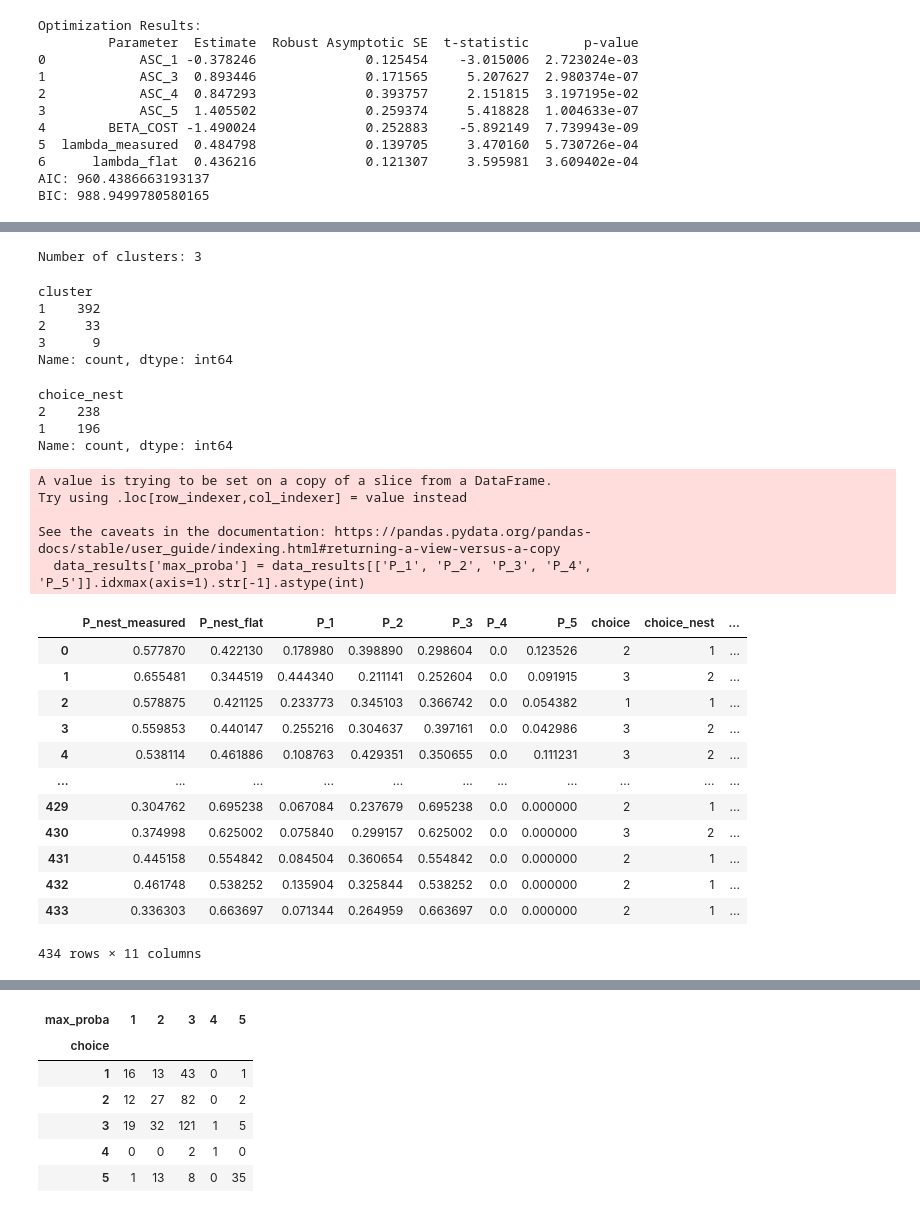
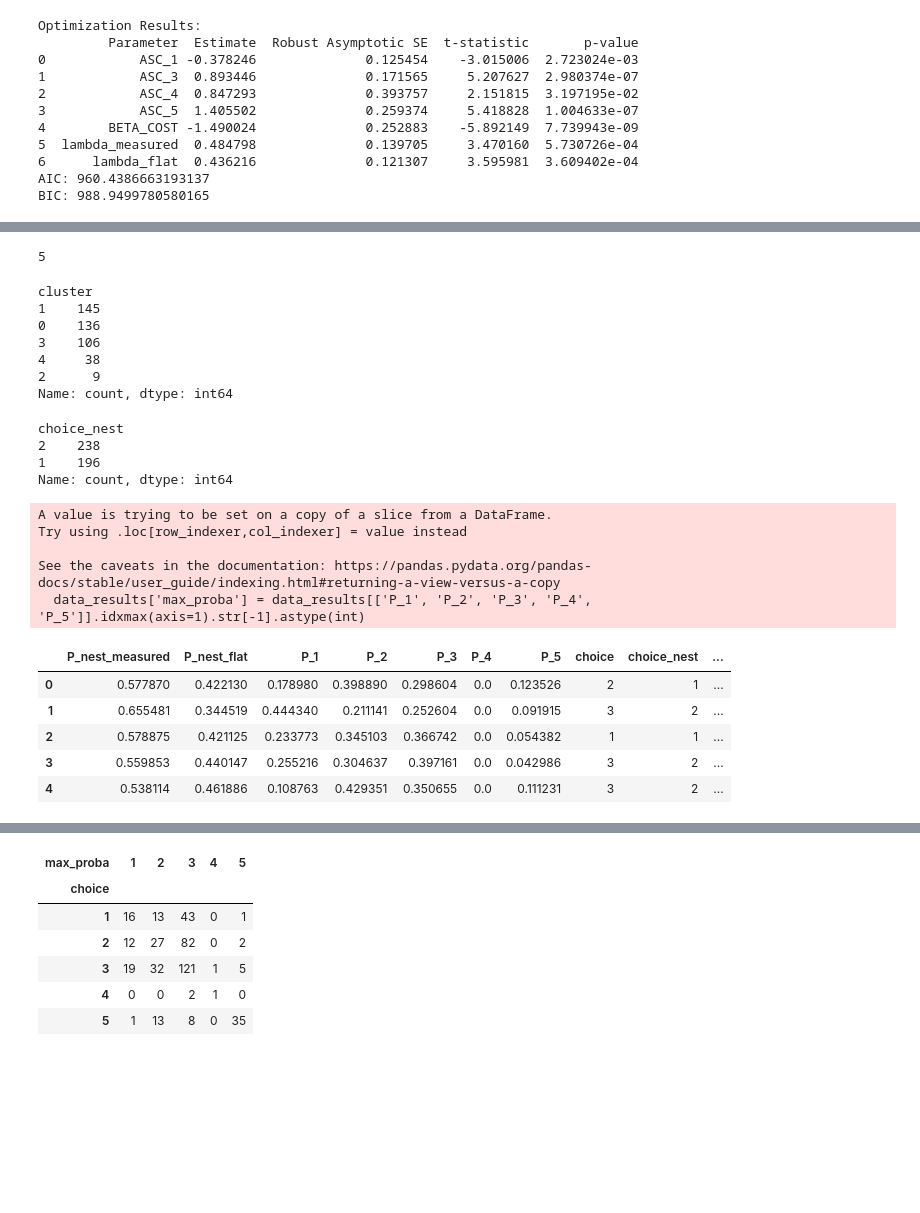
Before and after one commit to alex-monti/Master-Thesis, a Jupyter notebook: NLM-telephone-complete-data.ipynb, the cells around one changed output, grey strips where cells are left out. Cells and saved outputs as stored; diff of their text form; code cells hidden in the pictures; blank space fills up the shorter version.

```diff
--- a/NLM-telephone-complete-data.ipynb
+++ b/NLM-telephone-complete-data.ipynb
@@ -150,0 +116,28 @@ See the caveats in the documentation: https://pandas.pydata.org/pandas-docs/stab
+# %%
+# Computation of p(x)
+
+data_logcost = data[['logcost1', 'logcost2', 'logcost3', 'logcost4', 'logcost5']]
+
+# Function to compare rows with a reference row
+def count_same_rows(df):
+    row_counts = {}
+
+    for index, row in df.iterrows():
+        # Convert the row to a tuple to make it hashable
+        row_tuple = tuple(row)
+
+        # Count the occurrences of the row in the dataframe
+        if row_tuple in row_counts:
+            row_counts[row_tuple] += 1
+        else:
+            row_counts[row_tuple] = 1
+
+    return row_counts
+
+# Count occurrences of each row
+row_counts = count_same_rows(data_logcost)
+
+# Add a new column with probabilities
+total_rows = len(data_logcost)
+data_logcost['probability'] = data_logcost.apply(lambda row: row_counts[tuple(row)] / total_rows, axis=1)
+data_logcost.head()
@@ -259,3 +356,3 @@ Iteration: 99 out of 100
 # %%
-q_t_given_x, q_t, q_y_given_t = geom_DIB(p_xy, beta=5, max_iter=50)
+q_t_given_x, q_t, q_y_given_t = geom_DIB_on_alternatives(p_xy, beta=500000000, max_iter=5000, threshold=1e-30)
 # %% [output]
@@ -291,21 +373,22 @@ df = df.reindex(range(len(q_t_given_x)))
-# %%
-# Count the number of unique clusters
-num_clusters = len(set(cluster_dict.values()))
-
-# Print the number of clusters
-print("Number of clusters:", num_clusters)
-# %% [output]
-Number of clusters: 3
+# %%
+# Calculate the number of clusters
+column_sum = np.sum(q_t_given_x, axis=0)
+num_clusters = np.count_nonzero(column_sum)
+num_clusters
+# %% [output]
+5
 # %%
 # Create new column choice_nest which is 1 if choice= 1 or 2, and 2 otherwise
 data['choice_nest'] = np.where(data['choice'].isin([1, 2]), 1, 2)
-data['cluster'] = df['Cluster'].values
+data['cluster'] = np.argmax(q_t_given_x, axis=1)
 data['cluster'].value_counts()
 # %% [output]
 cluster
-1    392
-2     33
-3      9
+1    145
+0    136
+3    106
+4     38
+2      9
 Name: count, dtype: int64
 # %%
 data['choice_nest'].value_counts()
@@ -317,32 +400,26 @@ Name: count, dtype: int64
 # %%
 data_results = data[['P_nest_measured','P_nest_flat', 'P_1','P_2', 'P_3', 'P_4', 'P_5', 'choice', 'choice_nest', 'cluster']]
 
 data_results['max_proba'] = data_results[['P_1', 'P_2', 'P_3', 'P_4', 'P_5']].idxmax(axis=1).str[-1].astype(int)
+data['max_proba'] = data_results['max_proba']
 
 #create a dataframe from mismatched_rows
 data_results = pd.DataFrame(data_results)
 
 # Print the mismatched rows
-data_results
+data_results.head()
 # %% [output]
 A value is trying to be set on a copy of a slice from a DataFrame.
 Try using .loc[row_indexer,col_indexer] = value instead
 
 See the caveats in the documentation: https://pandas.pydata.org/pandas-docs/stable/user_guide/indexing.html#returning-a-view-versus-a-copy
   data_results['max_proba'] = data_results[['P_1', 'P_2', 'P_3', 'P_4', 'P_5']].idxmax(axis=1).str[-1].astype(int)
 |  | P_nest_measured | P_nest_flat | P_1 | P_2 | P_3 | P_4 | P_5 | choice | choice_nest | ... |
 | 0 | 0.577870 | 0.422130 | 0.178980 | 0.398890 | 0.298604 | 0.0 | 0.123526 | 2 | 1 | ... |
 | 1 | 0.655481 | 0.344519 | 0.444340 | 0.211141 | 0.252604 | 0.0 | 0.091915 | 3 | 2 | ... |
 | 2 | 0.578875 | 0.421125 | 0.233773 | 0.345103 | 0.366742 | 0.0 | 0.054382 | 1 | 1 | ... |
 | 3 | 0.559853 | 0.440147 | 0.255216 | 0.304637 | 0.397161 | 0.0 | 0.042986 | 3 | 2 | ... |
 | 4 | 0.538114 | 0.461886 | 0.108763 | 0.429351 | 0.350655 | 0.0 | 0.111231 | 3 | 2 | ... |
-| ... | ... | ... | ... | ... | ... | ... | ... | ... | ... | ... |
-| 429 | 0.304762 | 0.695238 | 0.067084 | 0.237679 | 0.695238 | 0.0 | 0.000000 | 2 | 1 | ... |
-| 430 | 0.374998 | 0.625002 | 0.075840 | 0.299157 | 0.625002 | 0.0 | 0.000000 | 3 | 2 | ... |
-| 431 | 0.445158 | 0.554842 | 0.084504 | 0.360654 | 0.554842 | 0.0 | 0.000000 | 2 | 1 | ... |
-| 432 | 0.461748 | 0.538252 | 0.135904 | 0.325844 | 0.538252 | 0.0 | 0.000000 | 2 | 1 | ... |
-| 433 | 0.336303 | 0.663697 | 0.071344 | 0.264959 | 0.663697 | 0.0 | 0.000000 | 2 | 1 | ... |
-434 rows × 11 columns
 # %%
 # number of each alternative 1, 2, 3, 4, 5 in each cluster
 cluster_counts = data_results.groupby(['cluster', 'choice']).size().unstack(fill_value=0)
```
Also changed, not shown: parts of 27 cells of this notebook, 17 other files.
